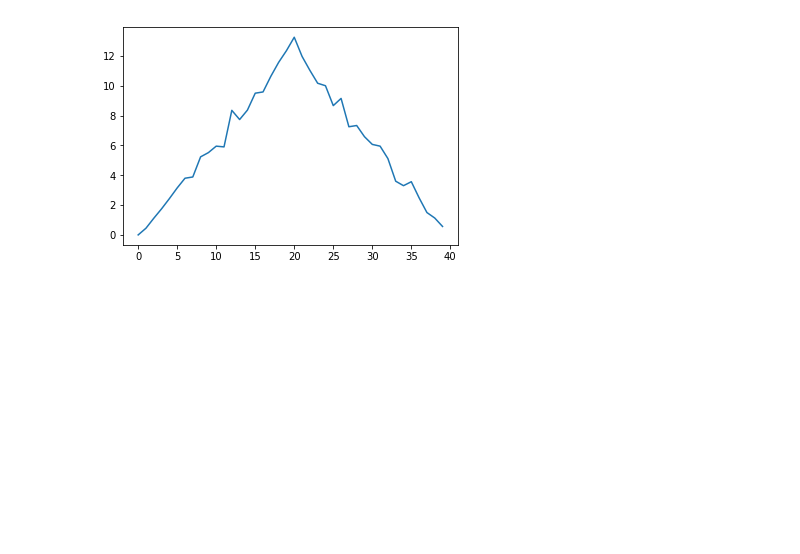
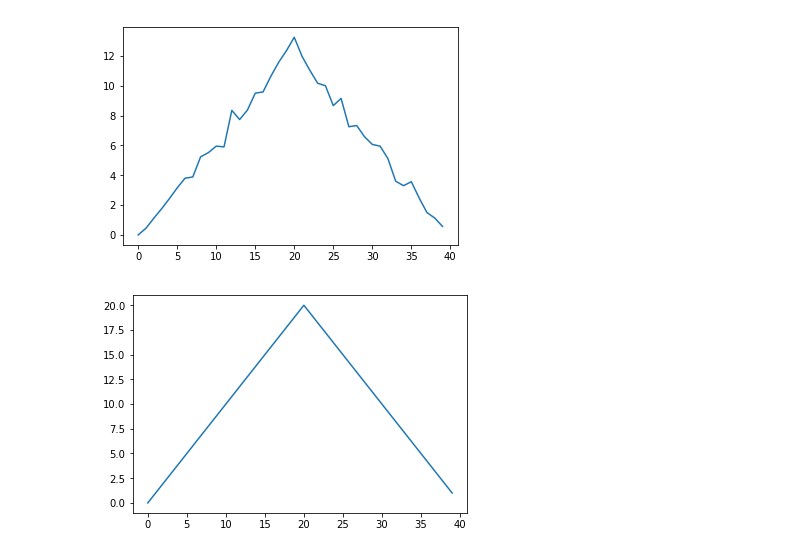
Before and after one commit to Shotgunosine/swc_python_2017-11-09-sfn, a Jupyter notebook: swc_python-sfn.ipynb, the cells around one changed output. Saved outputs shown, nothing was run; the diff lists cells and outputs as text; code cells hidden in the pictures; blank space fills up the shorter version.

```diff
--- a/swc_python-sfn.ipynb
+++ b/swc_python-sfn.ipynb
@@ -176,3 +176,8 @@ ave_plot = plt.plot(ave_inflammation)
 plt.show()
 # %% [output]
 [figure]
+# %%
+max_plot = plt.plot(np.max(data, axis = 0))
+plt.show()
+# %% [output]
+[figure, added]
```
Also changed, not shown: parts of 1 cell of this notebook.
